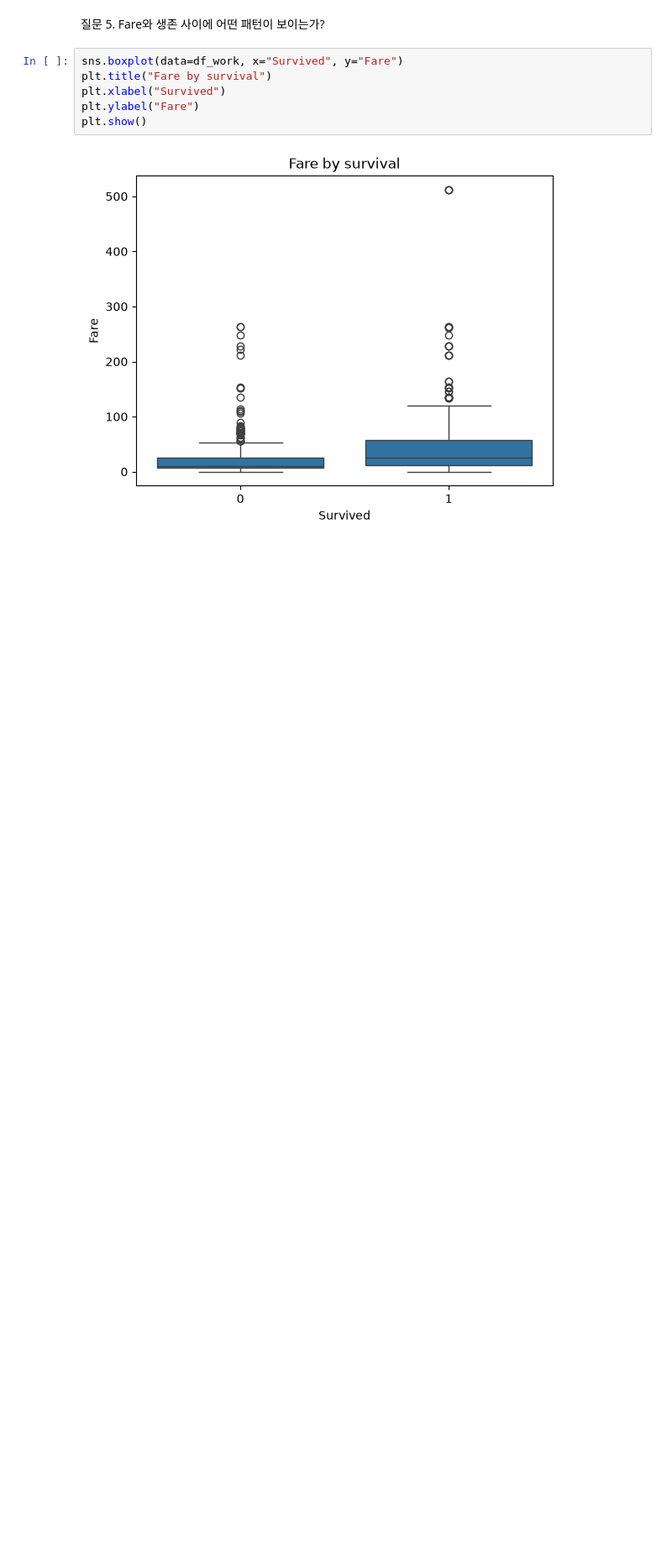
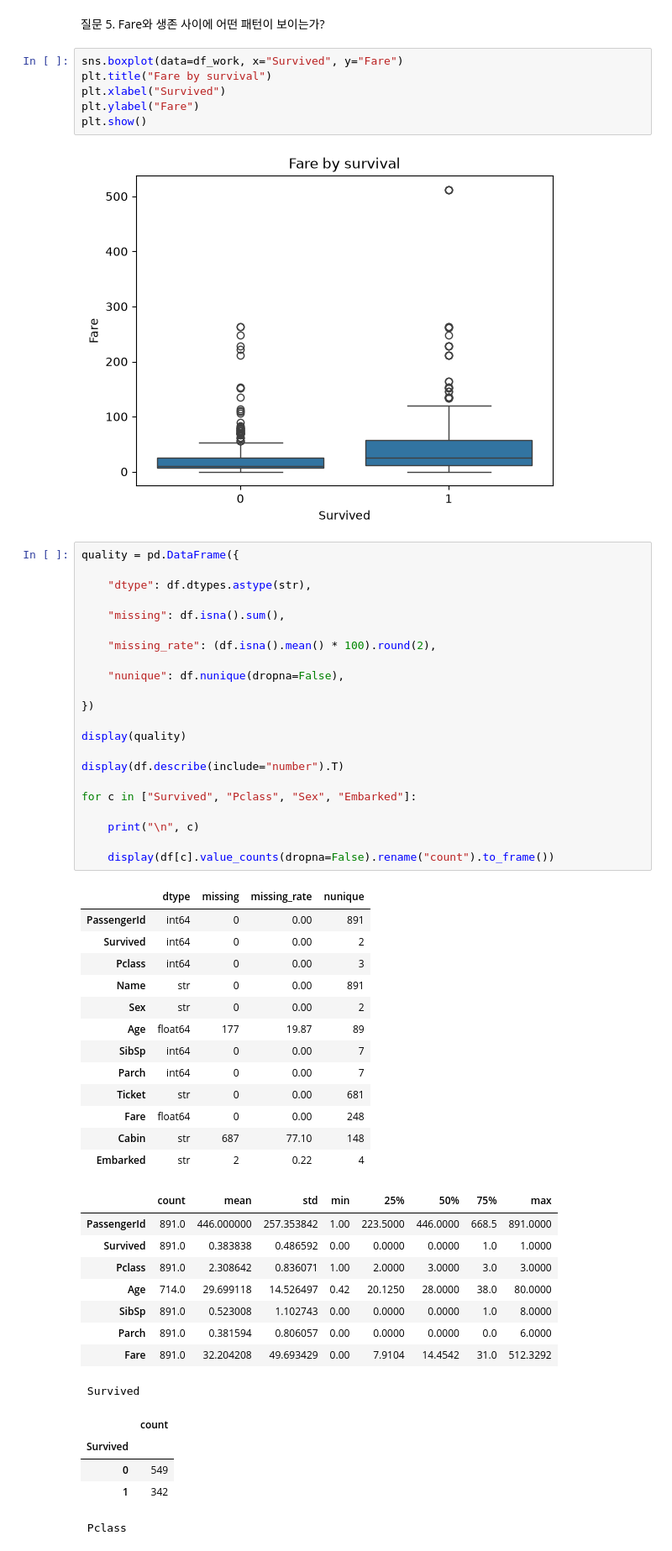
Before and after one commit to apll970502/llm-data-analysis-course, a Jupyter notebook: notebooks/titanic_ai_analysis.ipynb, the cells around one changed output. Shown at 84% size. Cells and saved outputs as stored; diff of their text form; blank space fills up the shorter version.

```diff
--- a/notebooks/titanic_ai_analysis.ipynb
+++ b/notebooks/titanic_ai_analysis.ipynb
@@ -478,3 +508,53 @@ plt.ylabel("Fare")
 plt.show()
 # %% [output]
 [figure]
+# %%
+quality = pd.DataFrame({
+
+    "dtype": df.dtypes.astype(str),
+
+    "missing": df.isna().sum(),
+
+    "missing_rate": (df.isna().mean() * 100).round(2),
+
+    "nunique": df.nunique(dropna=False),
+
+})
+
+display(quality)
+
+display(df.describe(include="number").T)
+
+for c in ["Survived", "Pclass", "Sex", "Embarked"]:
+
+    print("\n", c)
+
+    display(df[c].value_counts(dropna=False).rename("count").to_frame())
+# %% [output]
+|  | dtype | missing | missing_rate | nunique |
+| PassengerId | int64 | 0 | 0.00 | 891 |
+| Survived | int64 | 0 | 0.00 | 2 |
+| Pclass | int64 | 0 | 0.00 | 3 |
+| Name | str | 0 | 0.00 | 891 |
+| Sex | str | 0 | 0.00 | 2 |
+| Age | float64 | 177 | 19.87 | 89 |
+| SibSp | int64 | 0 | 0.00 | 7 |
+| Parch | int64 | 0 | 0.00 | 7 |
+| Ticket | str | 0 | 0.00 | 681 |
+| Fare | float64 | 0 | 0.00 | 248 |
+| Cabin | str | 687 | 77.10 | 148 |
+| Embarked | str | 2 | 0.22 | 4 |
+|  | count | mean | std | min | 25% | 50% | 75% | max |
+| PassengerId | 891.0 | 446.000000 | 257.353842 | 1.00 | 223.5000 | 446.0000 | 668.5 | 891.0000 |
+| Survived | 891.0 | 0.383838 | 0.486592 | 0.00 | 0.0000 | 0.0000 | 1.0 | 1.0000 |
+| Pclass | 891.0 | 2.308642 | 0.836071 | 1.00 | 2.0000 | 3.0000 | 3.0 | 3.0000 |
+| Age | 714.0 | 29.699118 | 14.526497 | 0.42 | 20.1250 | 28.0000 | 38.0 | 80.0000 |
+| SibSp | 891.0 | 0.523008 | 1.102743 | 0.00 | 0.0000 | 0.0000 | 1.0 | 8.0000 |
+| Parch | 891.0 | 0.381594 | 0.806057 | 0.00 | 0.0000 | 0.0000 | 0.0 | 6.0000 |
+| Fare | 891.0 | 32.204208 | 49.693429 | 0.00 | 7.9104 | 14.4542 | 31.0 | 512.3292 |
+ Survived
+|  | count |
+| Survived |  |
+| 0 | 549 |
+| 1 | 342 |
+ Pclass
```
Also changed, not shown: parts of 62 cells of this notebook, 20 other files.
